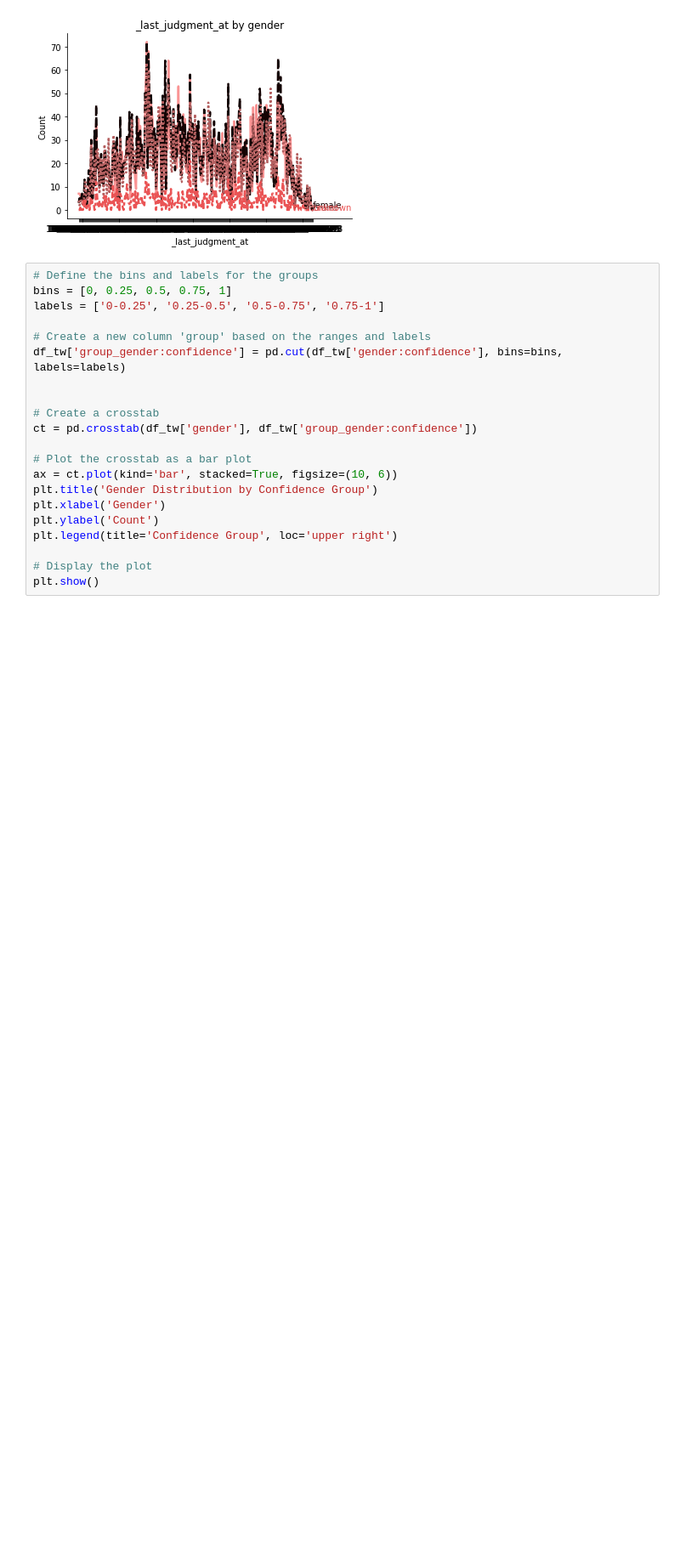
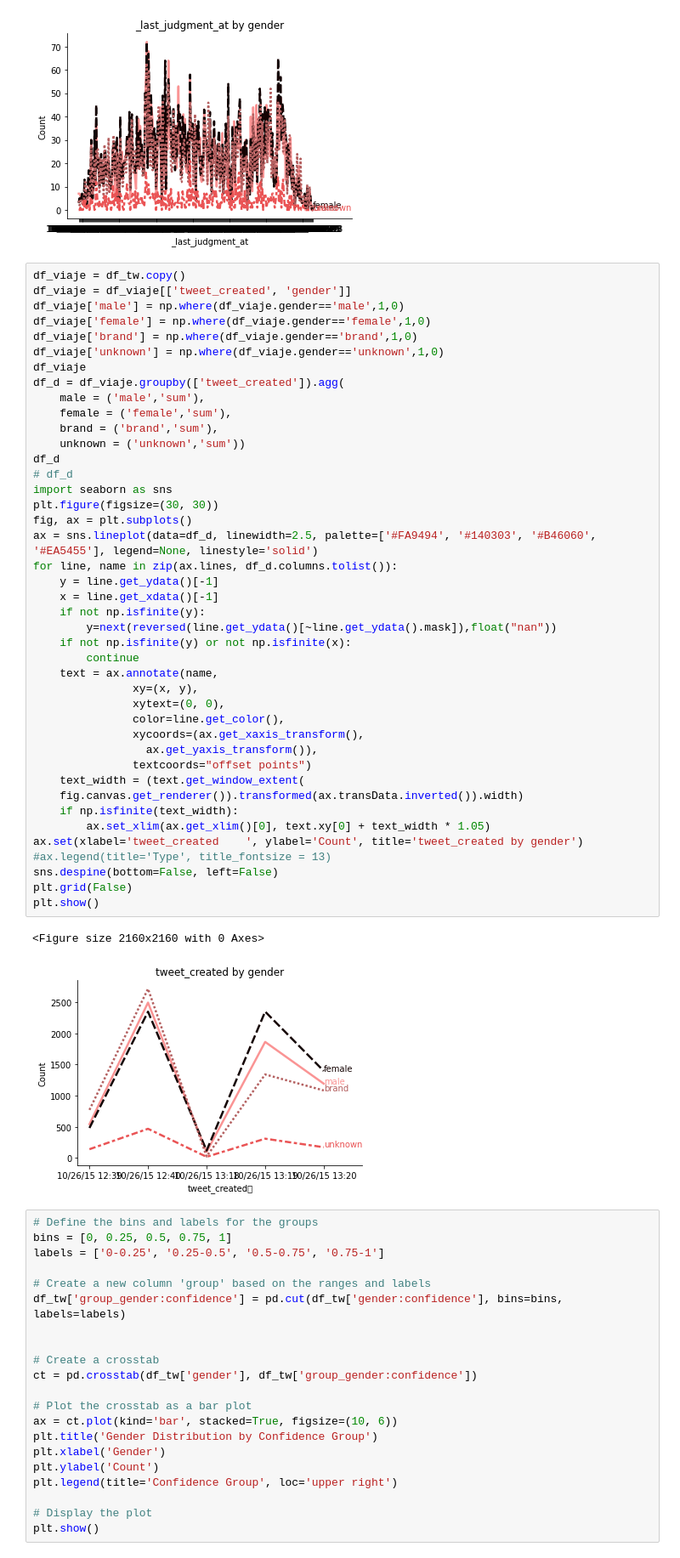
Before and after one commit to jsebastianquiroga/DEEP_LEARNING_PUJ, a Jupyter notebook: Notebook/DL_Twitter_Gender_Classification.ipynb, the cells around one changed output. Shown at 85% size. Cells and saved outputs as stored; diff of their text form; blank space fills up the shorter version.

```diff
--- a/Notebook/DL_Twitter_Gender_Classification.ipynb
+++ b/Notebook/DL_Twitter_Gender_Classification.ipynb
@@ -336,6 +336,51 @@ plt.show()
 # %% [output]
 <Figure size 2160x2160 with 0 Axes>
 [figure]
+# %%
+df_viaje = df_tw.copy()
+df_viaje = df_viaje[['tweet_created', 'gender']]
+df_viaje['male'] = np.where(df_viaje.gender=='male',1,0)
+df_viaje['female'] = np.where(df_viaje.gender=='female',1,0)
+df_viaje['brand'] = np.where(df_viaje.gender=='brand',1,0)
+df_viaje['unknown'] = np.where(df_viaje.gender=='unknown',1,0)
+df_viaje
+df_d = df_viaje.groupby(['tweet_created']).agg(
+    male = ('male','sum'),
+    female = ('female','sum'),
+    brand = ('brand','sum'),
+    unknown = ('unknown','sum'))
+df_d
+# df_d
+import seaborn as sns
+plt.figure(figsize=(30, 30))
+fig, ax = plt.subplots()
+ax = sns.lineplot(data=df_d, linewidth=2.5, palette=['#FA9494', '#140303', '#B46060', '#EA5455'], legend=None, linestyle='solid')
+for line, name in zip(ax.lines, df_d.columns.tolist()):
+	y = line.get_ydata()[-1]
+	x = line.get_xdata()[-1]
+	if not np.isfinite(y):
+	    y=next(reversed(line.get_ydata()[~line.get_ydata().mask]),float("nan"))
+	if not np.isfinite(y) or not np.isfinite(x):
+	    continue
+	text = ax.annotate(name,
+		       xy=(x, y),
+		       xytext=(0, 0),
+		       color=line.get_color(),
+		       xycoords=(ax.get_xaxis_transform(),
+				 ax.get_yaxis_transform()),
+		       textcoords="offset points")
+	text_width = (text.get_window_extent(
+	fig.canvas.get_renderer()).transformed(ax.transData.inverted()).width)
+	if np.isfinite(text_width):
+		ax.set_xlim(ax.get_xlim()[0], text.xy[0] + text_width * 1.05)
+ax.set(xlabel='tweet_created	', ylabel='Count', title='tweet_created by gender')
+#ax.legend(title='Type', title_fontsize = 13)
+sns.despine(bottom=False, left=False)
+plt.grid(False)
+plt.show()
+# %% [output]
+<Figure size 2160x2160 with 0 Axes>
+[figure, added]
 # %%
 # Define the bins and labels for the groups
 bins = [0, 0.25, 0.5, 0.75, 1]
```
Also changed, not shown: parts of 12 cells of this notebook.
